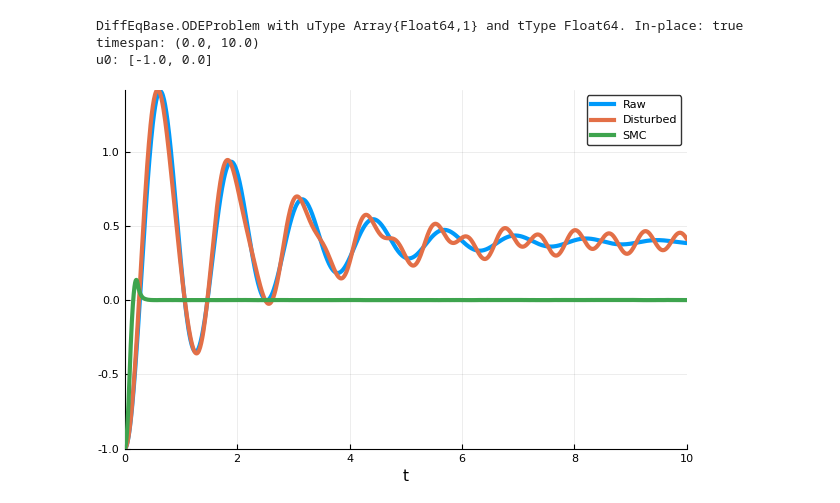
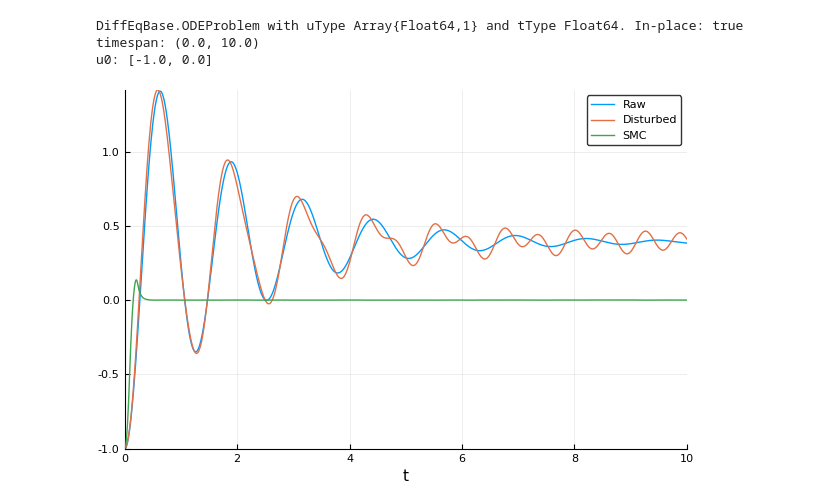
Before and after one commit to jimurai/control_notebooks, a Jupyter notebook: SlidingModeJulia.ipynb, the cells around one changed output. Drawn from its saved outputs; the diff is of its cells as text; code cells hidden in the pictures.

Commit message:
Minor tidy up of plotting

```diff
--- a/SlidingModeJulia.ipynb
+++ b/SlidingModeJulia.ipynb
@@ -58,12 +58,12 @@ DiffEqBase.ODEProblem with uType Array{Float64,1} and tType Float64. In-place: t
 timespan: (0.0, 10.0)
 u0: [-1.0, 0.0]
 # %%
-raw_sol = solve(prob_simple);
-dist_sol = solve(prob_dist);
-smc_sol = solve(prob_smc,callback=pcb);
+raw_sol = solve(prob_simple,Tsit5());
+dist_sol = solve(prob_dist,Tsit5());
+smc_sol = solve(prob_smc,Tsit5(),callback=pcb);
 # %%
-plot(raw_sol,vars=(0,1),label="Raw")
-plot!(dist_sol,vars=(0,1),label="Disturbed")
-plot!(smc_sol,vars=(0,1),label="SMC")
+plot(raw_sol,vars=(0,1),w=1,label="Raw")
+plot!(dist_sol,vars=(0,1),w=1,label="Disturbed")
+plot!(smc_sol,vars=(0,1),w=1,label="SMC")
 # %% [output]
-[figure, old version]
+[figure, new version]
```
Also changed, not shown: 1 other file.
